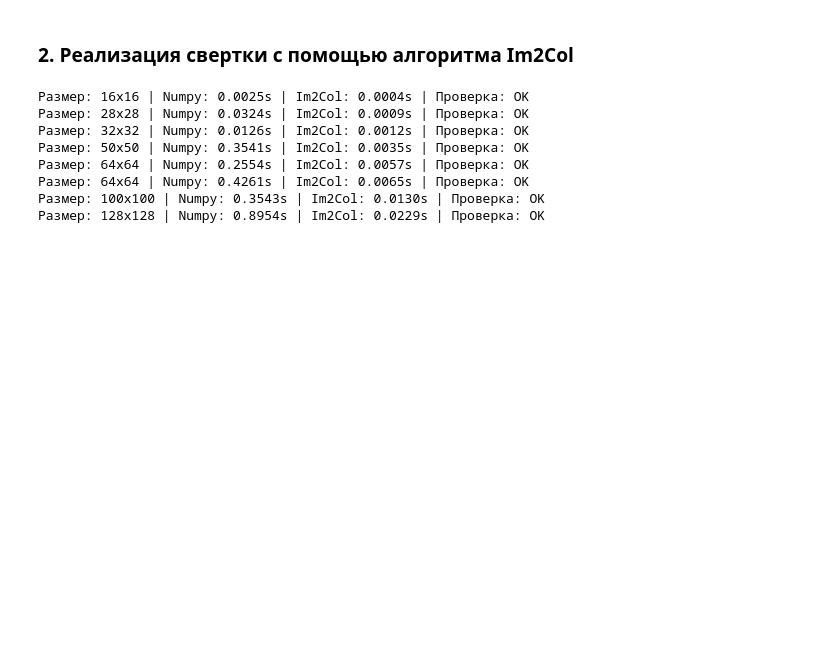
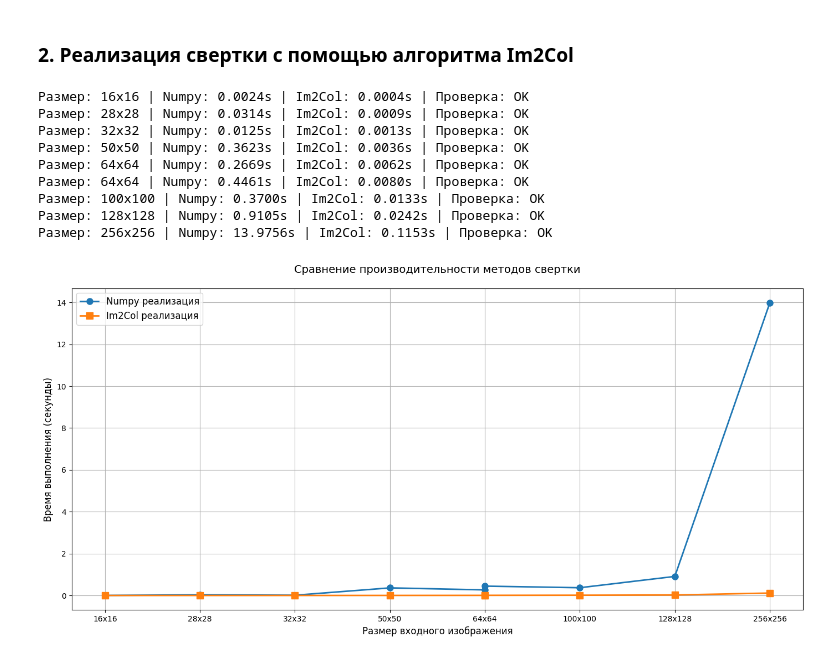
Before and after one commit to mavikulov/CV-masters-seminars, a Jupyter notebook: lab_2/lab №2.ipynb, the cells around one changed output. Cells and saved outputs as stored; diff of their text form; code cells hidden in the pictures; blank space fills up the shorter version.

```diff
--- a/lab_2/lab №2.ipynb
+++ b/lab_2/lab №2.ipynb
@@ -156,39 +156,41 @@ def test():
         errors.append(error)
 
         print(f"Размер: {size[1]}x{size[2]} | Numpy: {numpy_time:.4f}s | Im2Col: {im2col_time:.4f}s | Проверка: {error}")
 
     plt.figure(figsize=(14, 7))
     plt.plot(size_labels, numpy_times, 'o-', label='Numpy реализация', linewidth=2, markersize=8)
     plt.plot(size_labels, im2col_times, 's-', label='Im2Col реализация', linewidth=2, markersize=8)
 
     for i, error in enumerate(errors):
         if error != "OK":
             plt.annotate(
                         error,
                         xy=(i, max(numpy_times[i], im2col_times[i])),
                         xytext=(0, 20),
                         textcoords='offset points',
                         ha='center',
                         color='red',
                         arrowprops=dict(arrowstyle="->", color='red')
                     )
 
-    plt.title('Сравнение производительности методов свертки с проверкой корректности', fontsize=14, pad=20)
+    plt.title('Сравнение производительности методов свертки', fontsize=14, pad=20)
     plt.xlabel('Размер входного изображения', fontsize=12)
     plt.ylabel('Время выполнения (секунды)', fontsize=12)
     plt.grid(True)
     plt.legend(fontsize=12, loc='upper left')
     plt.tight_layout()
 
 
 if __name__ == "__main__":
     test()
 # %% [output]
-Размер: 16x16 | Numpy: 0.0025s | Im2Col: 0.0004s | Проверка: OK
-Размер: 28x28 | Numpy: 0.0324s | Im2Col: 0.0009s | Проверка: OK
-Размер: 32x32 | Numpy: 0.0126s | Im2Col: 0.0012s | Проверка: OK
-Размер: 50x50 | Numpy: 0.3541s | Im2Col: 0.0035s | Проверка: OK
-Размер: 64x64 | Numpy: 0.2554s | Im2Col: 0.0057s | Проверка: OK
-Размер: 64x64 | Numpy: 0.4261s | Im2Col: 0.0065s | Проверка: OK
-Размер: 100x100 | Numpy: 0.3543s | Im2Col: 0.0130s | Проверка: OK
-Размер: 128x128 | Numpy: 0.8954s | Im2Col: 0.0229s | Проверка: OK
+Размер: 16x16 | Numpy: 0.0024s | Im2Col: 0.0004s | Проверка: OK
+Размер: 28x28 | Numpy: 0.0314s | Im2Col: 0.0009s | Проверка: OK
+Размер: 32x32 | Numpy: 0.0125s | Im2Col: 0.0013s | Проверка: OK
+Размер: 50x50 | Numpy: 0.3623s | Im2Col: 0.0036s | Проверка: OK
+Размер: 64x64 | Numpy: 0.2669s | Im2Col: 0.0062s | Проверка: OK
+Размер: 64x64 | Numpy: 0.4461s | Im2Col: 0.0080s | Проверка: OK
+Размер: 100x100 | Numpy: 0.3700s | Im2Col: 0.0133s | Проверка: OK
+Размер: 128x128 | Numpy: 0.9105s | Im2Col: 0.0242s | Проверка: OK
+Размер: 256x256 | Numpy: 13.9756s | Im2Col: 0.1153s | Проверка: OK
+[figure, added]
```
Also changed, not shown: 2 other files.
